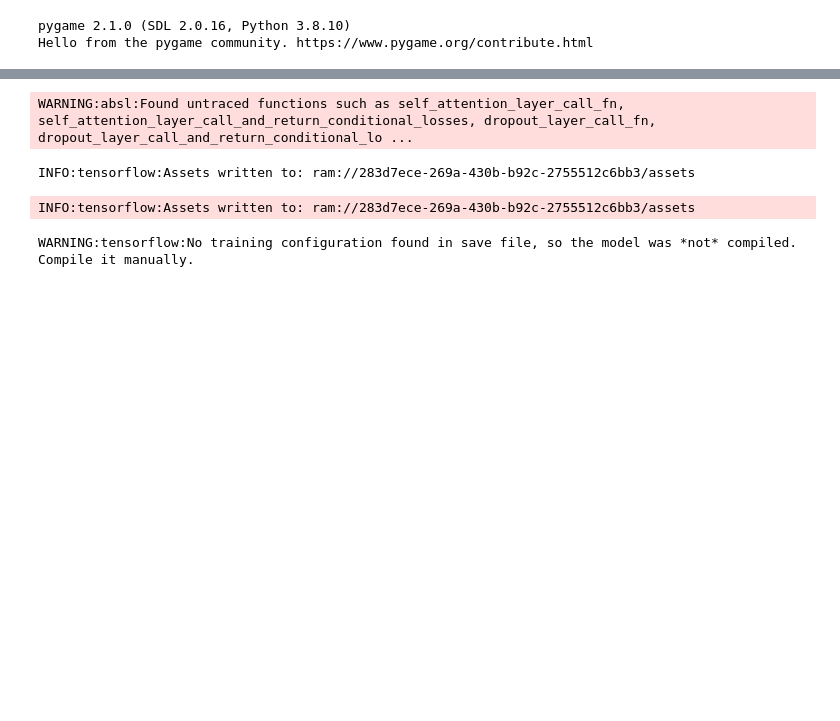
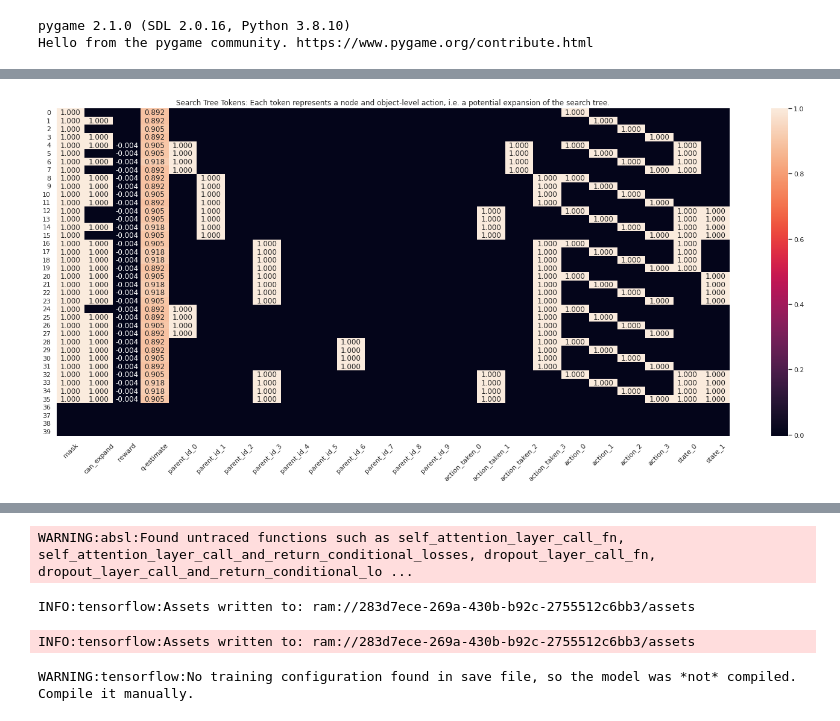
Before and after one commit to justinsvegliato/meta-level-reinforcement-learning, a Jupyter notebook: Maze Meta-level.ipynb, the cells around one changed output, grey strips where cells are left out. Drawn from its saved outputs; the diff is of its cells as text; code cells hidden in the pictures; blank space fills up the shorter version.

```diff
--- a/Maze Meta-level.ipynb
+++ b/Maze Meta-level.ipynb
@@ -50,0 +38,27 @@ meta_env.reset();
+# %%
+import numpy as np
+env.reset()
+
+for _ in range(8):
+    actions = env.current_time_step().observation['valid_action_mask'].numpy()[0]
+    actions[0] = 0
+    action = np.random.choice(np.arange(len(actions)), p=actions/actions.sum())
+    env.step(action)
+# %%
+import matplotlib.pyplot as plt
+%matplotlib inline
+import seaborn as sns
+sns.set()
+
+
+plt.figure(figsize=(25, 10))
+tokens = env.current_time_step().observation['search_tree_tokens'].numpy()[0]
+ax = sns.heatmap(tokens, annot=True, fmt='.3f')
+for t in ax.texts:
+    if float(t.get_text()) == 0:
+        t.set_text('')
+ax.set_xticklabels(meta_env.get_token_labels(), rotation=45)
+ax.set_title('Search Tree Tokens: Each token represents a node and object-level action, i.e. a potential expansion of the search tree.')
+plt.show()
+# %% [output]
+[figure, added]
```
Also changed, not shown: parts of 4 cells of this notebook, 3 other files.
